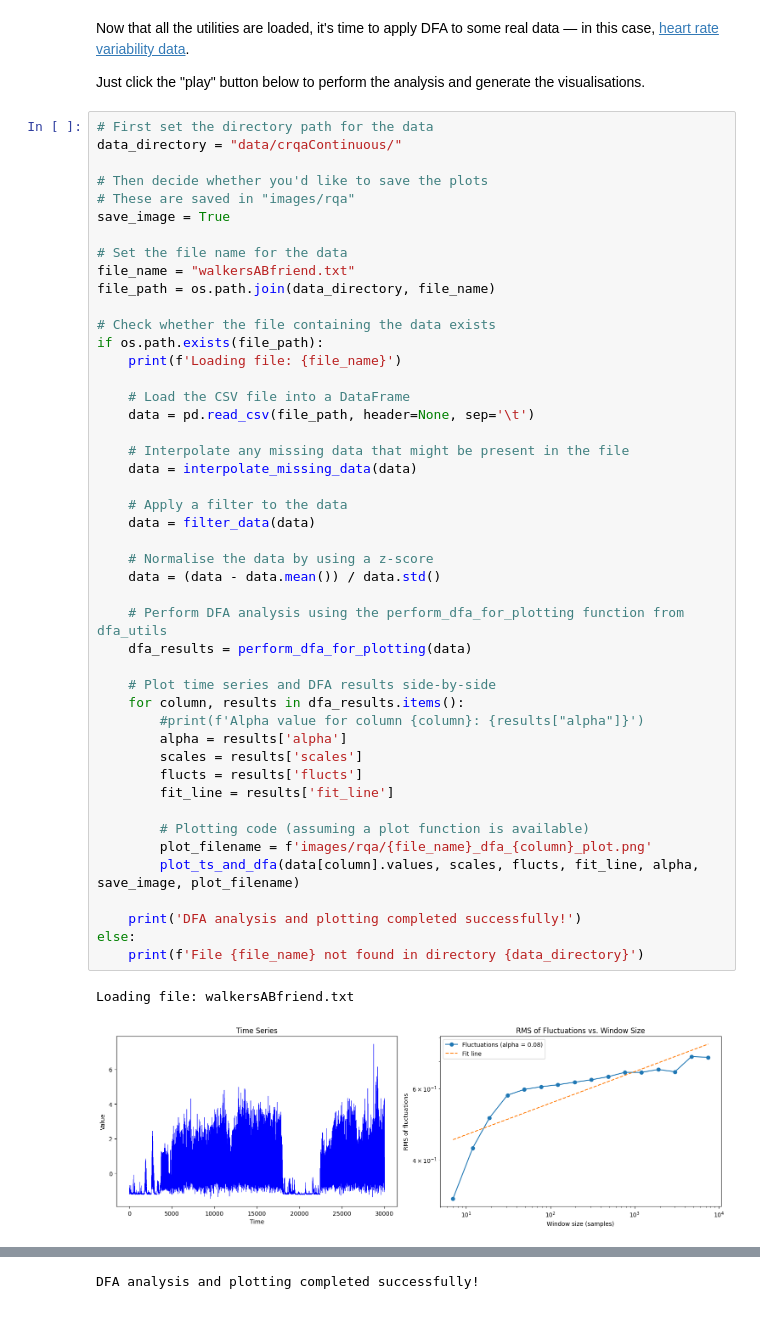
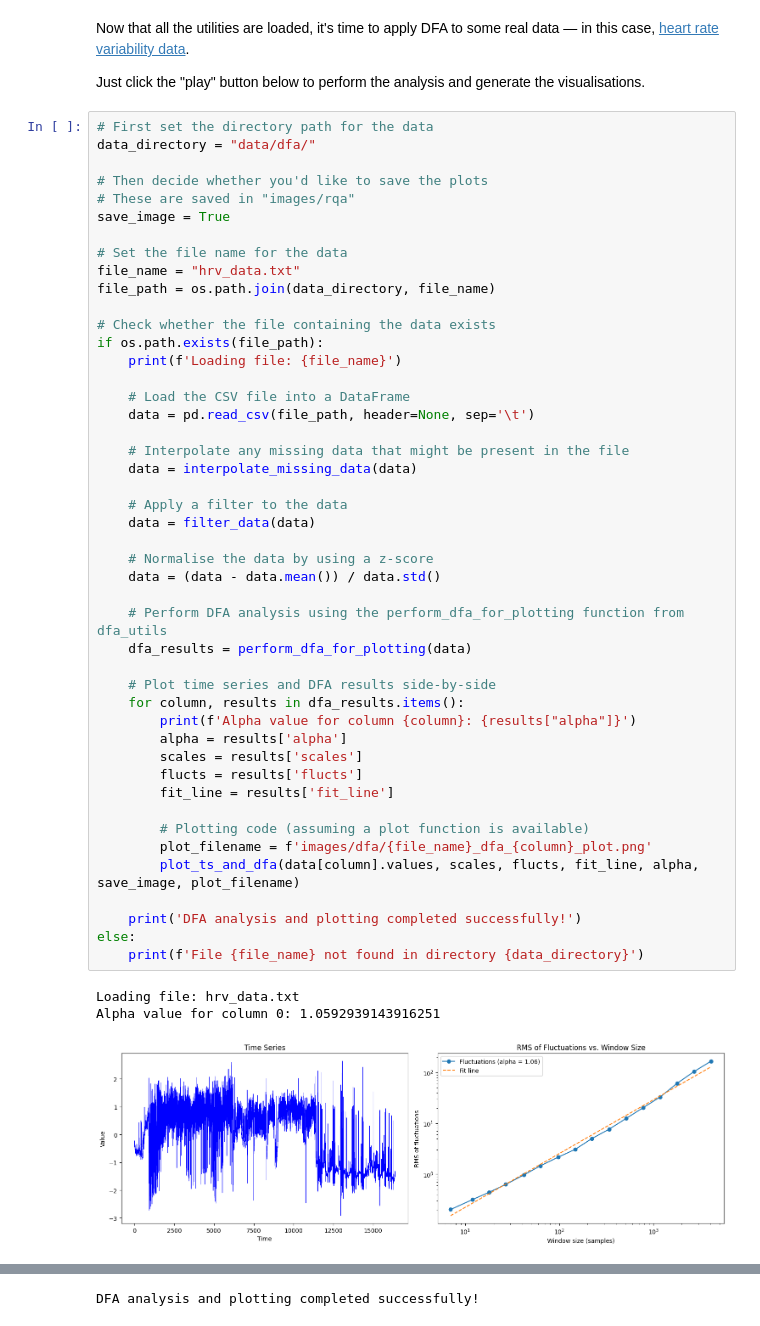
Before and after one commit to xkiwilabs/Linear-NonLinear-TSAnalysis, a Jupyter notebook: dfaAnalysis.ipynb, the cells around one changed output, grey strips where cells are left out. Saved outputs shown, nothing was run; the diff lists cells and outputs as text.

```diff
--- a/dfaAnalysis.ipynb
+++ b/dfaAnalysis.ipynb
@@ -27,14 +27,14 @@ Now that all the utilities are loaded, it's time to apply DFA to some real data
 Just click the "play" button below to perform the analysis and generate the visualisations.
 # %%
 # First set the directory path for the data
-data_directory = "data/crqaContinuous/"
+data_directory = "data/dfa/"
 
 # Then decide whether you'd like to save the plots
 # These are saved in "images/rqa"
 save_image = True
 
 # Set the file name for the data
-file_name = "walkersABfriend.txt"
+file_name = "hrv_data.txt"
 file_path = os.path.join(data_directory, file_name)
 
 # Check whether the file containing the data exists
@@ -43,34 +43,35 @@ if os.path.exists(file_path):
 
     # Load the CSV file into a DataFrame
     data = pd.read_csv(file_path, header=None, sep='\t')
 
     # Interpolate any missing data that might be present in the file
     data = interpolate_missing_data(data)
 
     # Apply a filter to the data
     data = filter_data(data)
 
     # Normalise the data by using a z-score
     data = (data - data.mean()) / data.std()
 
     # Perform DFA analysis using the perform_dfa_for_plotting function from dfa_utils
     dfa_results = perform_dfa_for_plotting(data)
 
     # Plot time series and DFA results side-by-side
     for column, results in dfa_results.items():
-        #print(f'Alpha value for column {column}: {results["alpha"]}')
+        print(f'Alpha value for column {column}: {results["alpha"]}')
         alpha = results['alpha']
         scales = results['scales']
         flucts = results['flucts']
         fit_line = results['fit_line']
 
         # Plotting code (assuming a plot function is available)
-        plot_filename = f'images/rqa/{file_name}_dfa_{column}_plot.png'
+        plot_filename = f'images/dfa/{file_name}_dfa_{column}_plot.png'
         plot_ts_and_dfa(data[column].values, scales, flucts, fit_line, alpha, save_image, plot_filename)
 
     print('DFA analysis and plotting completed successfully!')
 else:
     print(f'File {file_name} not found in directory {data_directory}')
 # %% [output]
-Loading file: walkersABfriend.txt
+Loading file: hrv_data.txt
+Alpha value for column 0: 1.0592939143916251
-[figure, old version]
+[figure, new version]
```
Also changed, not shown: parts of 7 cells of this notebook, 13 other files.
